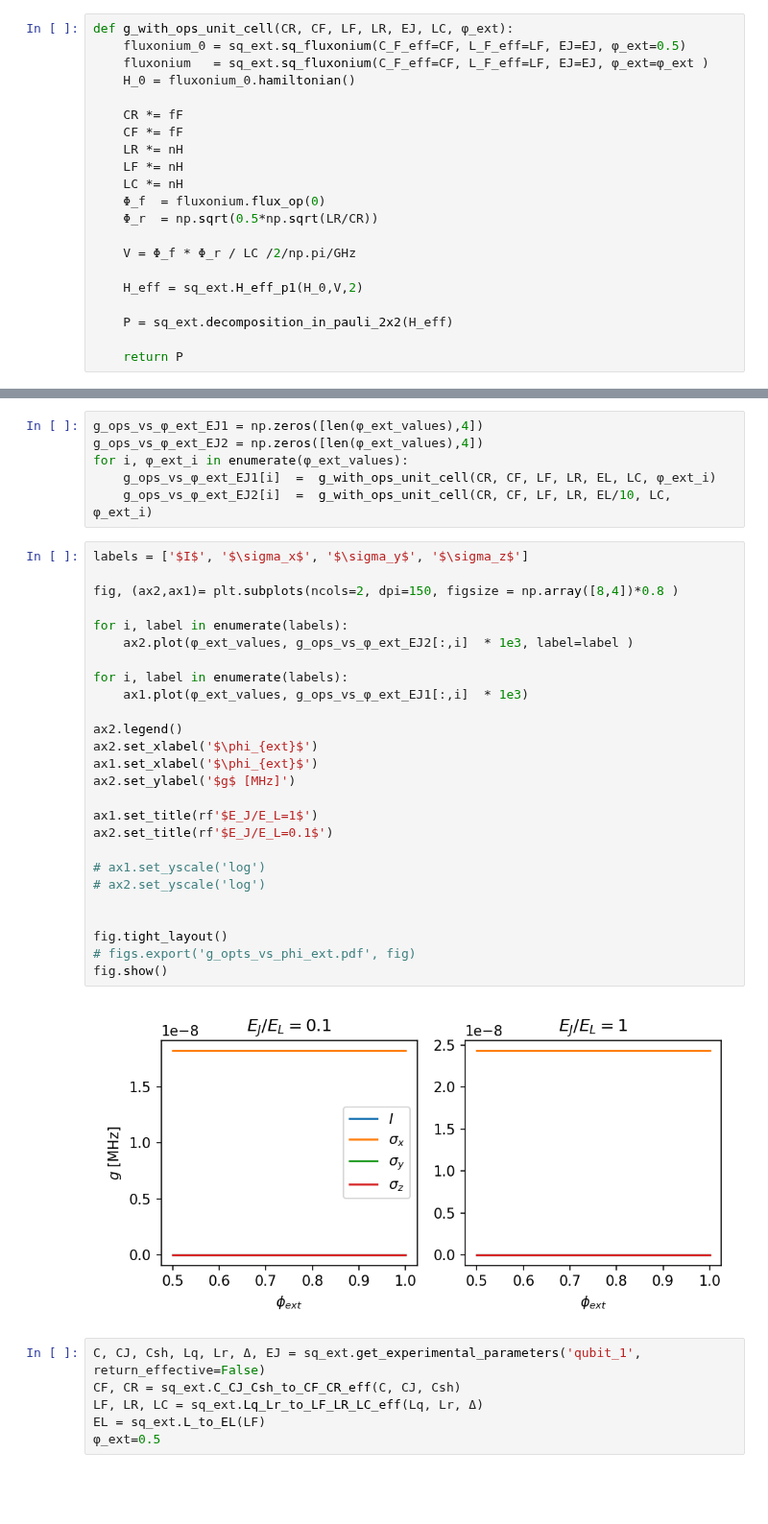
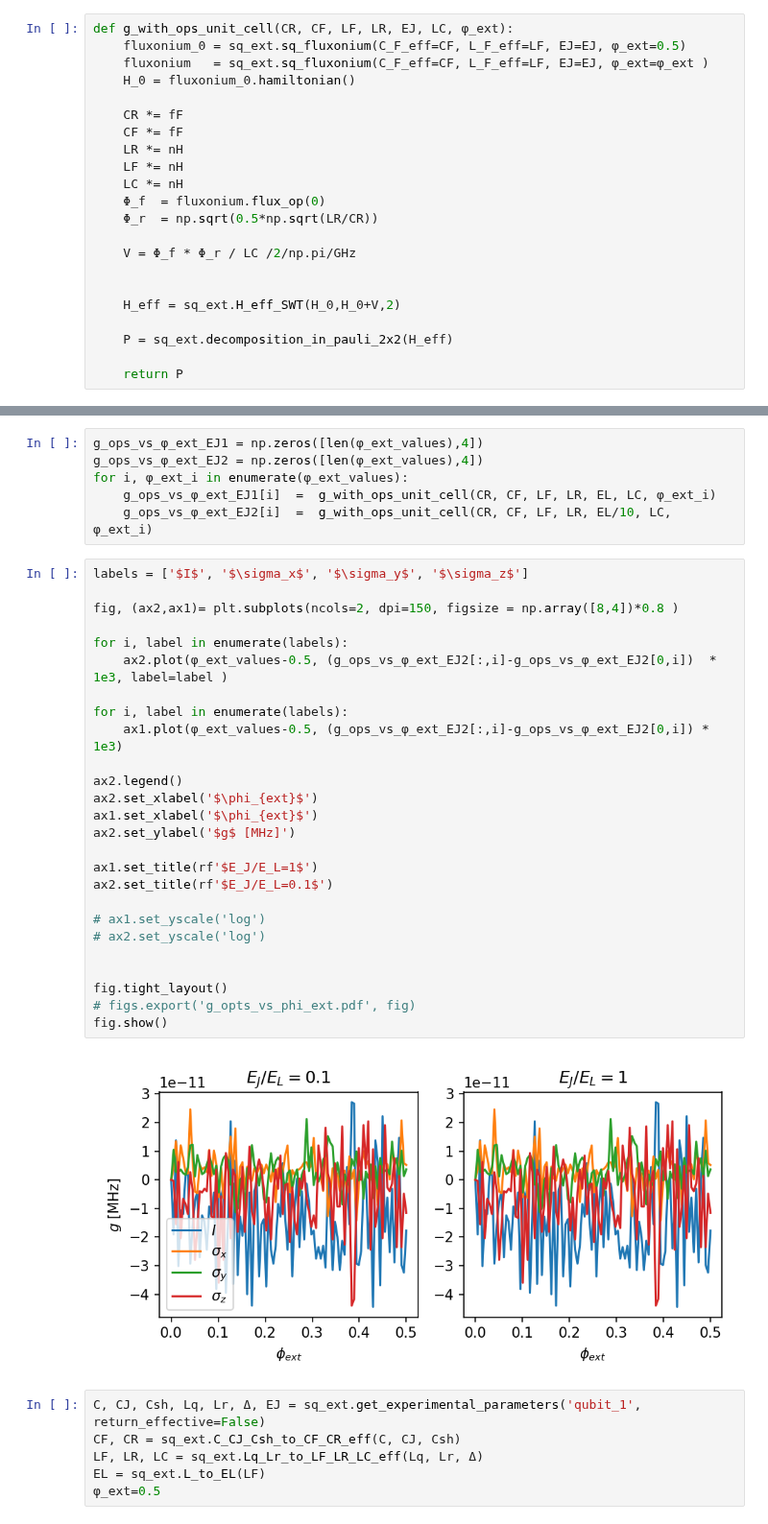
Before and after one commit to GabrielJauma/tunable-capacitive-coupling-flux-qubits, a Jupyter notebook: uni_cell/g_vs_params.ipynb, the cells around one changed output, grey strips where cells are left out. Shown at 96% size. Drawn from its saved outputs; the diff is of its cells as text; blank space fills up the shorter version.

```diff
--- a/uni_cell/g_vs_params.ipynb
+++ b/uni_cell/g_vs_params.ipynb
@@ -186,7 +186,8 @@ def g_with_ops_unit_cell(CR, CF, LF, LR, EJ, LC, φ_ext):
 
     V = Φ_f * Φ_r / LC /2/np.pi/GHz
 
-    H_eff = sq_ext.H_eff_p1(H_0,V,2)
+
+    H_eff = sq_ext.H_eff_SWT(H_0,H_0+V,2)
 
     P = sq_ext.decomposition_in_pauli_2x2(H_eff)
 
@@ -202,31 +203,31 @@ for i, φ_ext_i in enumerate(φ_ext_values):
 # %%
 labels = ['$I$', '$\sigma_x$', '$\sigma_y$', '$\sigma_z$']
 
 fig, (ax2,ax1)= plt.subplots(ncols=2, dpi=150, figsize = np.array([8,4])*0.8 )
 
 for i, label in enumerate(labels):
-    ax2.plot(φ_ext_values, g_ops_vs_φ_ext_EJ2[:,i]  * 1e3, label=label )
+    ax2.plot(φ_ext_values-0.5, (g_ops_vs_φ_ext_EJ2[:,i]-g_ops_vs_φ_ext_EJ2[0,i])  * 1e3, label=label )
 
 for i, label in enumerate(labels):
-    ax1.plot(φ_ext_values, g_ops_vs_φ_ext_EJ1[:,i]  * 1e3)
+    ax1.plot(φ_ext_values-0.5, (g_ops_vs_φ_ext_EJ2[:,i]-g_ops_vs_φ_ext_EJ2[0,i]) * 1e3)
 
 ax2.legend()
 ax2.set_xlabel('$\phi_{ext}$')
 ax1.set_xlabel('$\phi_{ext}$')
 ax2.set_ylabel('$g$ [MHz]')
 
 ax1.set_title(rf'$E_J/E_L=1$')
 ax2.set_title(rf'$E_J/E_L=0.1$')
 
 # ax1.set_yscale('log')
 # ax2.set_yscale('log')
 
 
 fig.tight_layout()
 # figs.export('g_opts_vs_phi_ext.pdf', fig)
 fig.show()
 # %% [output]
-[figure, old version]
+[figure, new version]
 # %%
 C, CJ, Csh, Lq, Lr, Δ, EJ = sq_ext.get_experimental_parameters('qubit_1', return_effective=False)
 CF, CR = sq_ext.C_CJ_Csh_to_CF_CR_eff(C, CJ, Csh)
```
Also changed, not shown: 1 other file.
